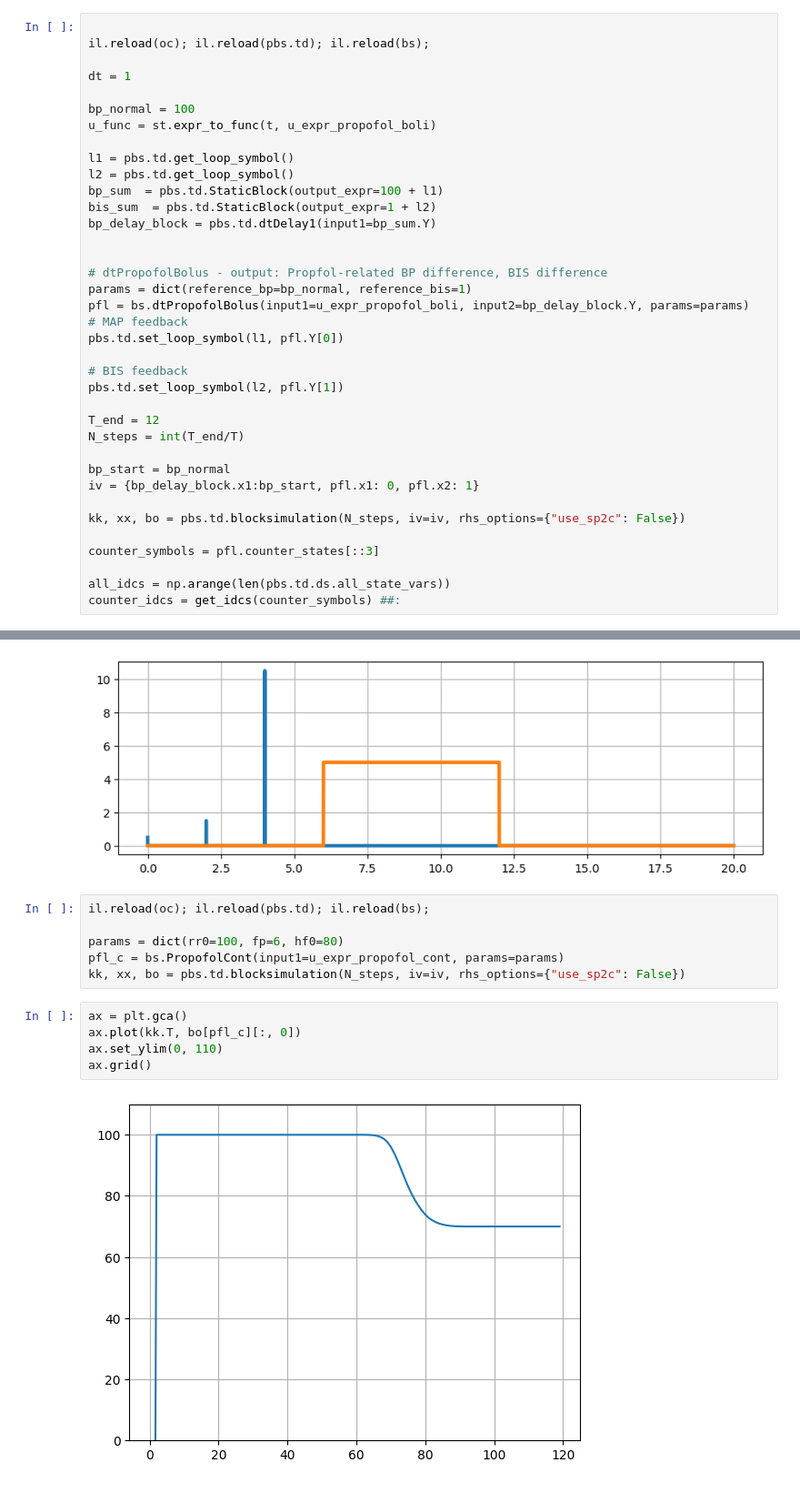
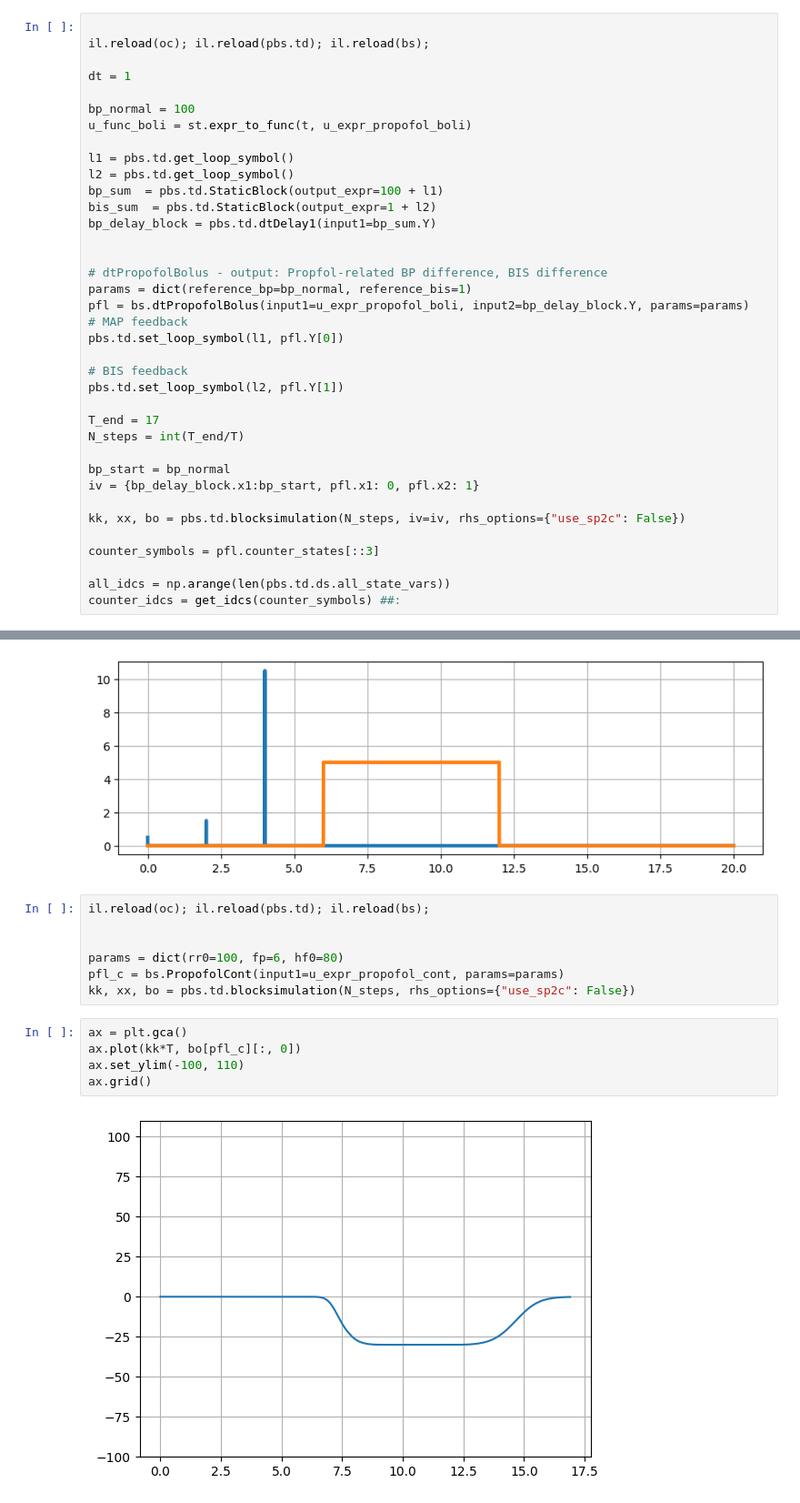
Before and after one commit to cknoll/boasim, a Jupyter notebook: notebooks/07e_Profofol_Bolus.ipynb, the cells around one changed output, grey strips where cells are left out. Shown at 91% size. Saved outputs shown, nothing was run; the diff lists cells and outputs as text.

```diff
--- a/notebooks/07e_Profofol_Bolus.ipynb
+++ b/notebooks/07e_Profofol_Bolus.ipynb
@@ -187,7 +195,7 @@ il.reload(oc); il.reload(pbs.td); il.reload(bs);
 dt = 1
 
 bp_normal = 100
-u_func = st.expr_to_func(t, u_expr_propofol_boli)
+u_func_boli = st.expr_to_func(t, u_expr_propofol_boli)
 
 l1 = pbs.td.get_loop_symbol()
 l2 = pbs.td.get_loop_symbol()
@@ -205,7 +213,7 @@ pbs.td.set_loop_symbol(l1, pfl.Y[0])
 # BIS feedback
 pbs.td.set_loop_symbol(l2, pfl.Y[1])
 
-T_end = 12
+T_end = 17
 N_steps = int(T_end/T)
 
 bp_start = bp_normal
@@ -255,13 +272,14 @@ plt.grid()
 # %%
 il.reload(oc); il.reload(pbs.td); il.reload(bs);
 
+
 params = dict(rr0=100, fp=6, hf0=80)
 pfl_c = bs.PropofolCont(input1=u_expr_propofol_cont, params=params)
-kk, xx, bo = pbs.td.blocksimulation(N_steps, iv=iv, rhs_options={"use_sp2c": False})
+kk, xx, bo = pbs.td.blocksimulation(N_steps, rhs_options={"use_sp2c": False})
 # %%
 ax = plt.gca()
-ax.plot(kk.T, bo[pfl_c][:, 0])
-ax.set_ylim(0, 110)
+ax.plot(kk*T, bo[pfl_c][:, 0])
+ax.set_ylim(-100, 110)
 ax.grid()
 # %% [output]
-[figure, old version]
+[figure, new version]
```
Also changed, not shown: parts of 13 cells of this notebook, 1 other file.
